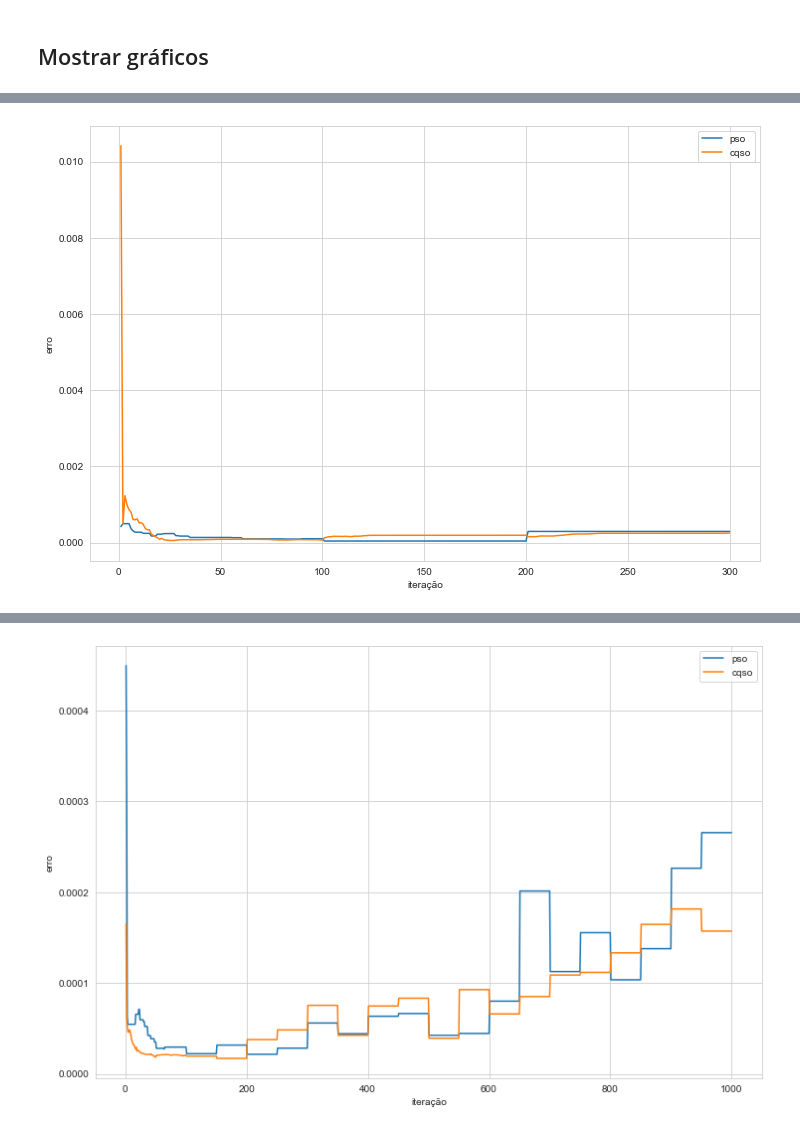
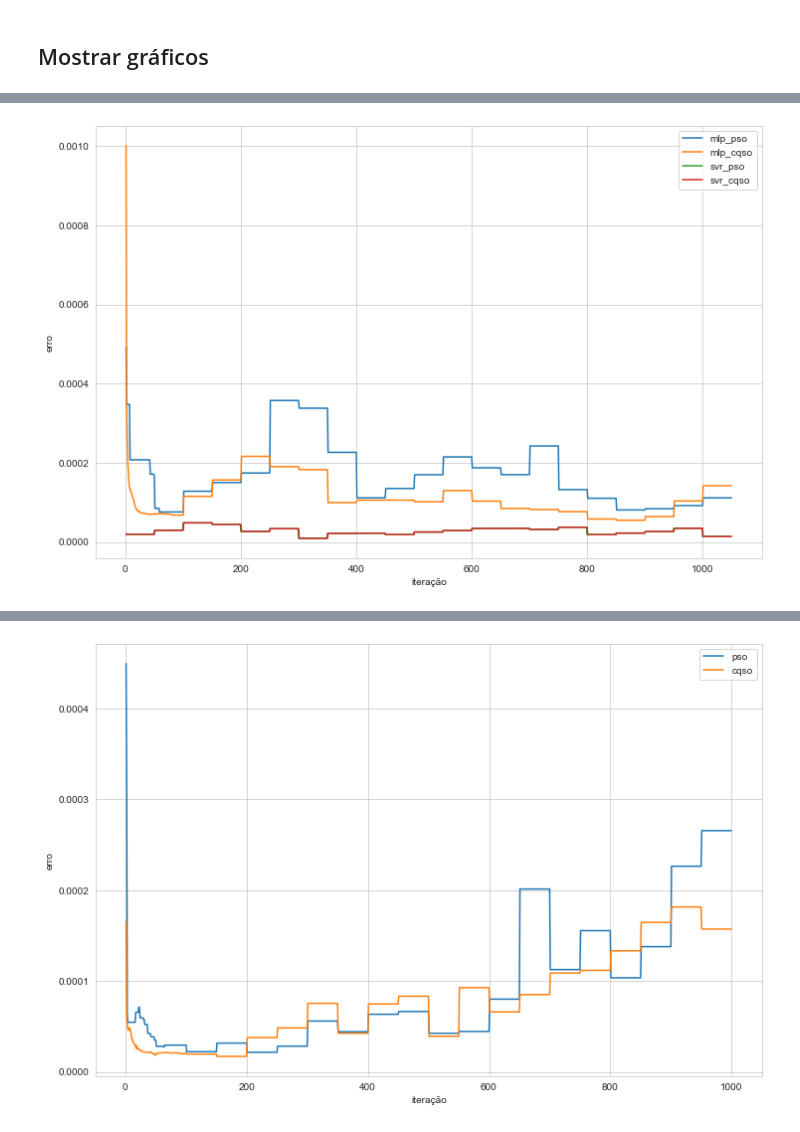
Before and after one commit to filipeclduarte/forecasting_dynamic_swarm_nn, a Jupyter notebook: analise_resultados.ipynb, the cells around one changed output, grey strips where cells are left out. Drawn from its saved outputs; the diff is of its cells as text; code cells hidden in the pictures.

Commit message:
up script e notebook
Script e jupyter notebook para comparação de resultados.

```diff
--- a/analise_resultados.ipynb
+++ b/analise_resultados.ipynb
@@ -5,7 +5,7 @@ import matplotlib.pyplot as plt
 import seaborn as sns
 sns.set_style("whitegrid")
 # %%
-def ler_resultados(dataset, algoritmo):
+def ler_resultados(dataset, algoritmo, modelo):
     """
     Ler os resultados do experimento.
 
@@ -17,8 +17,17 @@ def ler_resultados(dataset, algoritmo):
         dicionário contendo duas chaves: treino e teste, com quatro listas (cenários) cada uma.
 
     """
-    dados_dir_treino = [f'resultados/{dataset}_resultados_mse_treino_{dataset}_{algoritmo}_{i}.csv' for i in range(1, 5)]
-    dados_dir_teste = [f'resultados/{dataset}_resultados_mse_teste_{dataset}_{algoritmo}_{i}.csv' for i in range(1, 5)]
+
+    if modelo == 'mlp':
+        dados_dir_treino = [f'resultados/{dataset}_resultados_mse_treino_{dataset}_{algoritmo}_{i}.csv' for i in range(1, 5)]
+        dados_dir_teste = [f'resultados/{dataset}_resultados_mse_teste_{dataset}_{algoritmo}_{i}.csv' for i in range(1, 5)]
+
+    elif modelo == 'svr':
+        dados_dir_treino = [f'resultados/svr_{dataset}_resultados_mse_treino_{dataset}_{algoritmo}_{i}.csv' for i in range(1, 5)]
+        dados_dir_teste = [f'resultados/svr_{dataset}_resultados_mse_teste_{dataset}_{algoritmo}_{i}.csv' for i in range(1, 5)]
+
+    else:
+        print('Modelo não existe')
 
     # treino
     dados = {
@@ -126,14 +158,14 @@ def calcular_desvio(valores):
     return lista_valores
 
 
-def dados_df(lista1, lista2):
+def dados_df(lista1, lista2, nome):
 
     lista_df = []
 
     for i, j in zip(lista1, lista2):
 
         df_temp = pd.concat([i, j], axis = 1)
-        df_temp.columns = ['pso', 'cqso']
+        df_temp.columns = [f'{nome}_pso', f'{nome}_cqso']
 
         lista_df.append(df_temp)
 
@@ -196,3 +295,27 @@ usd_teste_media_1, usd_teste_media_2, usd_teste_media_3, usd_teste_media_4 = dad
+# %%
+# Concatenar dfs
+def concatenar_dfs(df1, df2):
+    return pd.concat([df1, df2], axis = 1)
+
+sunspot_treino_1 = concatenar_dfs(sunspot_treino_media_1_mlp, sunspot_treino_media_1_svr)
+sunspot_treino_2 = concatenar_dfs(sunspot_treino_media_2_mlp, sunspot_treino_media_2_svr)
+sunspot_treino_3 = concatenar_dfs(sunspot_treino_media_3_mlp, sunspot_treino_media_3_svr)
+sunspot_treino_4 = concatenar_dfs(sunspot_treino_media_4_mlp, sunspot_treino_media_4_svr)
+
+sunspot_teste_1 = concatenar_dfs(sunspot_teste_media_1_mlp, sunspot_teste_media_1_svr)
+sunspot_teste_2 = concatenar_dfs(sunspot_teste_media_2_mlp, sunspot_teste_media_2_svr)
+sunspot_teste_3 = concatenar_dfs(sunspot_teste_media_3_mlp, sunspot_teste_media_3_svr)
+sunspot_teste_4 = concatenar_dfs(sunspot_teste_media_4_mlp, sunspot_teste_media_4_svr)
+
+sp500_treino_1 = concatenar_dfs(sp500_treino_media_1_mlp, sp500_treino_media_1_svr)
+sp500_treino_2 = concatenar_dfs(sp500_treino_media_2_mlp, sp500_treino_media_2_svr)
+sp500_treino_3 = concatenar_dfs(sp500_treino_media_3_mlp, sp500_treino_media_3_svr)
+sp500_treino_4 = concatenar_dfs(sp500_treino_media_4_mlp, sp500_treino_media_4_svr)
+
+sp500_teste_1 = concatenar_dfs(sp500_teste_media_1_mlp, sp500_teste_media_1_svr)
+sp500_teste_2 = concatenar_dfs(sp500_teste_media_2_mlp, sp500_teste_media_2_svr)
+sp500_teste_3 = concatenar_dfs(sp500_teste_media_3_mlp, sp500_teste_media_3_svr)
+sp500_teste_4 = concatenar_dfs(sp500_teste_media_4_mlp, sp500_teste_media_4_svr)
 # %% [markdown]
 ## Mostrar gráficos
 # %%
@@ -234,4 +329,4 @@ plota_graf(sunspot_teste_media_3, 'sunspot_teste_media_3')
-# %%
-plota_graf(sunspot_teste_media_4, 'sunspot_teste_media_4')
-# %% [output]
-[figure, removed]
+# %%
+plota_graf(sunspot_treino_1, 'sunspot_treino_1')
+# %% [output]
+[figure, added]
```
Also changed, not shown: parts of 29 cells of this notebook, 2 other files.
